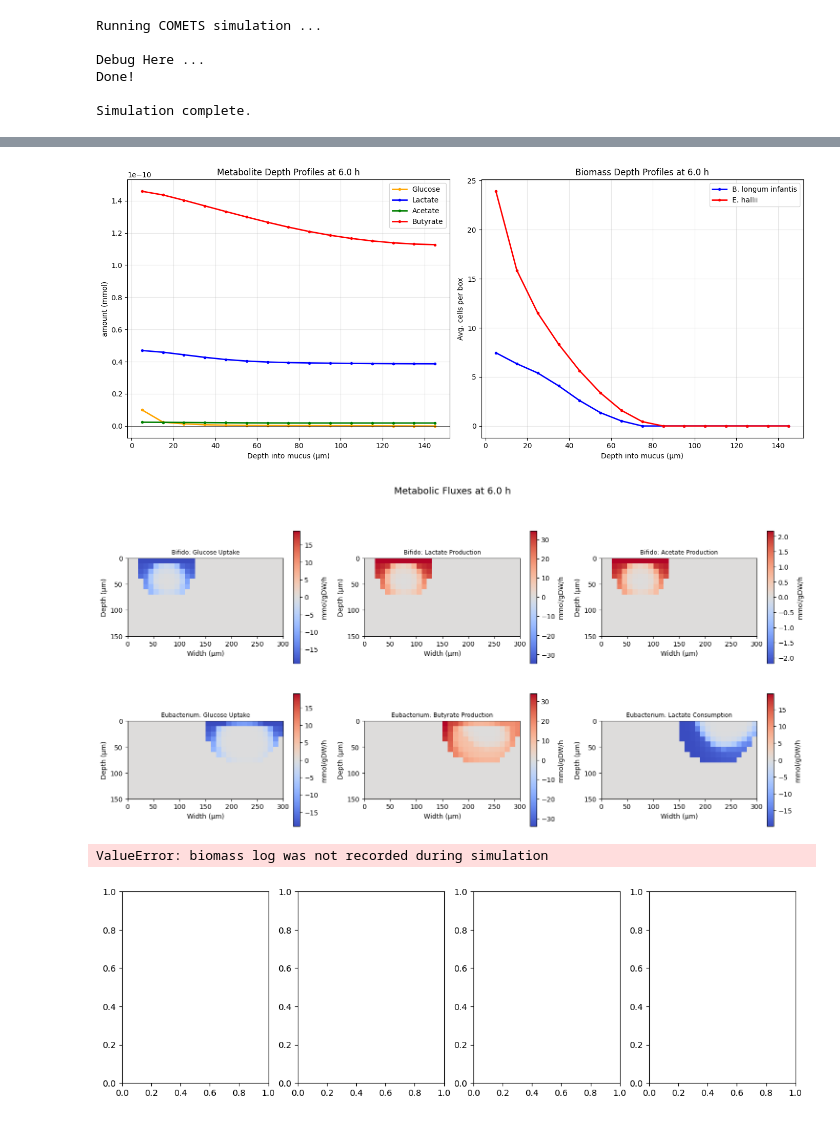
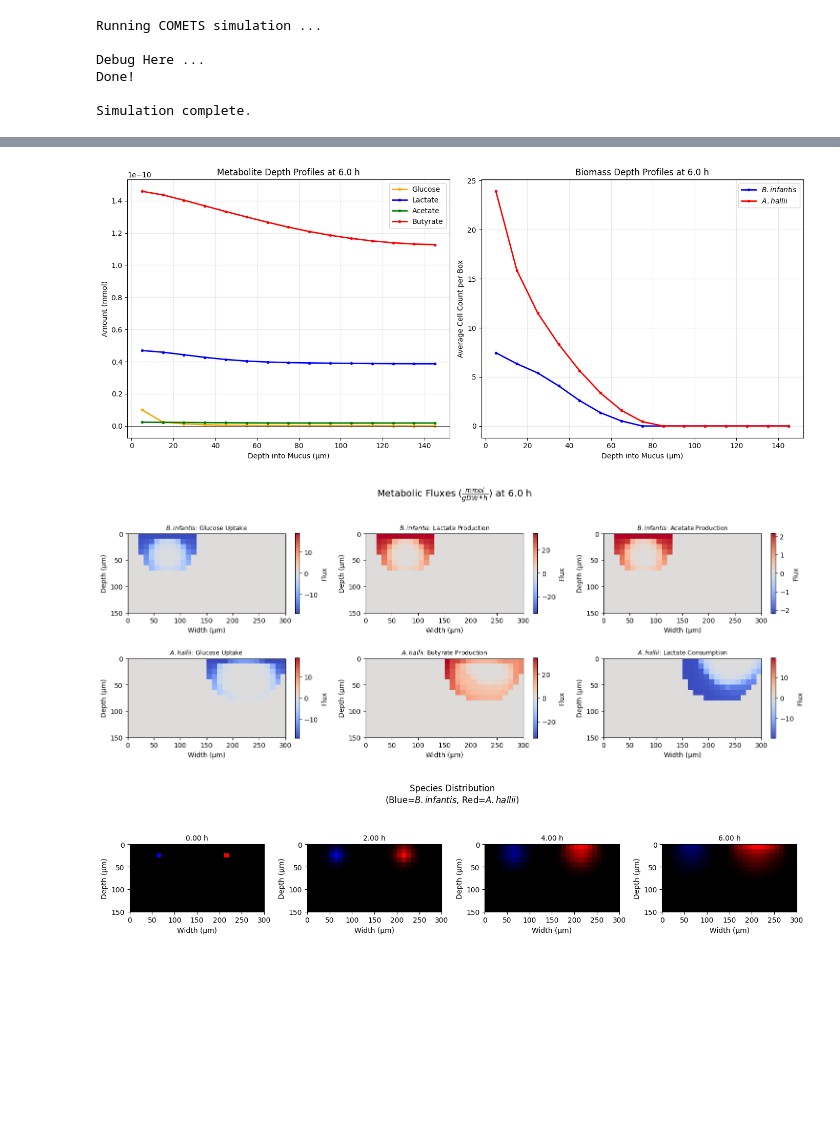
Before and after one commit to m-3-lab/SpatialFBAExample, a Jupyter notebook: Paper Code/3_3_1_Spatial.ipynb, the cells around one changed output, grey strips where cells are left out. Saved outputs shown, nothing was run; the diff lists cells and outputs as text; code cells hidden in the pictures; blank space fills up the shorter version.

```diff
--- a/Paper Code/3_3_1_Spatial.ipynb
+++ b/Paper Code/3_3_1_Spatial.ipynb
@@ -52,7 +52,7 @@ Eubacterium: 1051 rxns, 980 mets, 120 exchanges
 # %%
 #FBA for Both Models
 
-for label, model in [('Bifido', base1), ('Eubacterium', base2)]:
+for label, model in [('b_infantis', model_BI), ('a_hallii', model_AH)]:
     with model:
         for rxn in model.exchanges:
             rxn.lower_bound = -1000
@@ -467,14 +469,14 @@ plt.show()
 # Biomass Heatmaps Over Time
 cycles = [0, 200, 400, 600]
 
-fig, axes = plt.subplots(2, len(cycles), figsize=(3.5*len(cycles), 7))
+fig, axes = plt.subplots(2, len(cycles), figsize=(3.5*len(cycles), 6))
 if len(cycles) == 1:
     axes = axes.reshape(2, 1)
 
 for i, cyc in enumerate(cycles):
-    for j, (species, cmap) in enumerate([('Bifido', 'Blues'), ('Eubacterium', 'Reds')]):
+    for j, (species, id, cmap) in enumerate([(r'$\it{B. infantis}$', 'b_infantis', 'Blues'), (r'$\it{A. hallii}$', 'a_hallii', 'Reds')]):
         ax = axes[j, i]
-        im = sim.get_biomass_image(species, cyc)
+        im = sim.get_biomass_image(id, cyc)
         im = np.roll(im, shift=1, axis=1) # shift , fixing a comets bug
 
         pcm = ax.imshow(im.T, origin='upper', cmap=cmap, aspect='equal',
@@ -482,7 +484,7 @@ for i, cyc in enumerate(cycles):
         ax.set_title(f'{species}\n{cyc*0.01:.2f} h', fontsize=10)
         ax.set_xlabel('Width (µm)')
         ax.set_ylabel('Depth (µm)')
-        plt.colorbar(pcm, ax=ax, shrink=0.7, label='g')
+        plt.colorbar(pcm, ax=ax, shrink=0.4, label='Biomass (g)')
 
 plt.suptitle('Biomass Distribution in Mucus Layer', fontsize=14, y=1.02)
 plt.tight_layout()
@@ -533,7 +536,7 @@ for col, cyc in enumerate(cycles):
         ax.set_title(f'{met_name}\n{cyc*0.01:.2f} h', fontsize=10)
         ax.set_xlabel('Width (µm)')
         ax.set_ylabel('Depth (µm)')
-        plt.colorbar(pcm, ax=ax, shrink=0.7, label='mM')
+        plt.colorbar(pcm, ax=ax, shrink=0.4, label='mM')
 
 plt.suptitle('Metabolite Distributions in Mucus Layer (Concentration)', fontsize=14, y=1.02)
 plt.tight_layout()
@@ -564,16 +567,16 @@ for met_id, met_name, color in profile_mets:
     ax1.plot(depth_um, avg_profile, color=color, linewidth=2, label=met_name, marker='o', markersize=3)
 
 
-ax1.set_xlabel('Depth into mucus (µm)')
-ax1.set_ylabel('amount (mmol)')
+ax1.set_xlabel('Depth into Mucus (µm)')
+ax1.set_ylabel('Amount (mmol)')
 ax1.set_title(f'Metabolite Depth Profiles at {cyc*0.01:.1f} h')
 ax1.legend()
 ax1.grid(True, alpha=0.3)
 ax1.axhline(y=0, color='k', linewidth=0.5)
 
 # Right: biomass depth profiles
-cyc= int(tb['cycle'].max())
-for species, color, label in [('Bifido', 'blue', 'B. longum infantis'), ('Eubacterium', 'red', 'E. hallii')]:
+cyc= int(bio['cycle'].max())
+for species, color, label in [('b_infantis', 'blue', r'$\it{B. infantis}$'), ('a_hallii', 'red', r'$\it{A. hallii}$')]:
     im = sim.get_biomass_image(species, cyc)
     im = np.roll(im, shift=1, axis=1)
     depth_profile = im.mean(axis=0)  # average across x
@@ -581,8 +584,8 @@ for species, color, label in [('Bifido', 'blue', 'B. longum infantis'), ('Eubact
     cells_profile = depth_profile / 1e-12
     ax2.plot(depth_um, cells_profile, color=color, linewidth=2, label=label, marker='o', markersize=3)
 
-ax2.set_xlabel('Depth into mucus (µm)')
-ax2.set_ylabel('Avg. cells per box')
+ax2.set_xlabel('Depth into Mucus (µm)')
+ax2.set_ylabel('Average Cell Count per Box')
 ax2.set_title(f'Biomass Depth Profiles at {cyc*0.01:.1f} h')
 ax2.legend()
 ax2.grid(True, alpha=0.3)
@@ -591,69 +594,69 @@ plt.tight_layout()
 #plt.savefig('depth_profiles.png', dpi=150, bbox_inches='tight')
 plt.show()
 # %% [output]
-[figure, old version]
+[figure, new version]
 # %%
 # Key Flux Maps
-max_cycle =  int(tb['cycle'].max())
+max_cycle =  int(bio['cycle'].max())
 cyc = max_cycle
 
 flux_pairs = [
-    ('Bifido',      'EX_glc_D(e)',  'Bifido: Glucose Uptake'),
-    ('Bifido',      'EX_lac_L(e)',  'Bifido: Lactate Production'),
-    ('Bifido',      'EX_ac(e)',     'Bifido: Acetate Production'),
-    ('Eubacterium', 'EX_glc_D(e)',  'Eubacterium: Glucose Uptake'),
-    ('Eubacterium', 'EX_but(e)',    'Eubacterium: Butyrate Production'),
-    ('Eubacterium', 'EX_lac_L(e)',  'Eubacterium: Lactate Consumption'),
+    ('b_infantis',      'EX_glc_D(e)',  r'$\it{B. infantis}$: Glucose Uptake'),
+    ('b_infantis',      'EX_lac_L(e)',  r'$\it{B. infantis}$: Lactate Production'),
+    ('b_infantis',      'EX_ac(e)',     r'$\it{B. infantis}$: Acetate Production'),
+    ('a_hallii', 'EX_glc_D(e)',  r'$\it{A. hallii}$: Glucose Uptake'),
+    ('a_hallii', 'EX_but(e)',    r'$\it{A. hallii}$: Butyrate Production'),
+    ('a_hallii', 'EX_lac_L(e)',  r'$\it{A. hallii}$: Lactate Consumption'),
 ]
 
-fig, axes = plt.subplots(2, 3, figsize=(15, 8))
+fig, axes = plt.subplots(2, 3, figsize=(15, 6))
 axes_flat = axes.flatten()
 
 for idx, (species, rxn, title) in enumerate(flux_pairs):
     ax = axes_flat[idx]
 
     im = sim.get_flux_image(species, rxn, cyc).astype(float)
     vmax = max(abs(im).max(), 1e-20)
     pcm = ax.imshow(im.T, origin='upper', cmap='coolwarm', aspect='equal',
                     vmin=-vmax, vmax=vmax,
                     extent=[0, GRID_X*SPACE_WIDTH*1e4, GRID_Y*SPACE_WIDTH*1e4, 0])
     ax.set_title(title, fontsize=9)
     ax.set_xlabel('Width (µm)')
     ax.set_ylabel('Depth (µm)')
-    plt.colorbar(pcm, ax=ax, shrink=0.7, label='mmol/gDW/h')
+    plt.colorbar(pcm, ax=ax, shrink=0.66, label=r'Flux')
 
 
-plt.suptitle(f'Metabolic Fluxes at {cyc*0.01:.1f} h', fontsize=14)
+plt.suptitle(r'Metabolic Fluxes ($\frac{mmol}{gDW*h}$) at ' + f'{cyc*0.01:.1f} h', fontsize=14)
 plt.tight_layout()
 #plt.savefig('flux_maps.png', dpi=150, bbox_inches='tight')
 plt.show()
 # %% [output]
-[figure, old version]
+[figure, new version]
 # %%
 # Species Overlay
 
 cycles = [0, 200, 400, 600]
 
-fig, axes = plt.subplots(1, len(cycles), figsize=(3.5*len(cycles), 4))
+fig, axes = plt.subplots(1, len(cycles), figsize=(3.5*len(cycles), 3))
 if len(cycles) == 1:
     axes = [axes]
 
 for i, cyc in enumerate(cycles):
     ax = axes[i]
 
-    im_b = sim.get_biomass_image('Bifido', cyc)
-    im_e = sim.get_biomass_image('Eubacterium', cyc)
-    im_b = np.roll(im_b, shift=1, axis=1)  # bug fix with np.roll
-    im_e = np.roll(im_e, shift=1, axis=1)
+    im_BI = sim.get_biomass_image('b_infantis', cyc)
+    im_AH = sim.get_biomass_image('a_hallii', cyc)
+    im_BI = np.roll(im_BI, shift=1, axis=1)  # bug fix with np.roll
+    im_AH = np.roll(im_AH, shift=1, axis=1)
 
     # Normalize both species to [0, 1] using a common scale
-    bmax = max(im_b.max(), 1e-20)
-    emax = max(im_e.max(), 1e-20)
+    bmax = max(im_BI.max(), 1e-20)
+    emax = max(im_AH.max(), 1e-20)
     scale = max(bmax, emax)
 
     rgb = np.zeros((GRID_Y, GRID_X, 3))
-    rgb[:, :, 2] = (im_b / scale).T  # Bifido = blue
-    rgb[:, :, 0] = (im_e / scale).T  # Eubacterium = red
+    rgb[:, :, 2] = (im_BI / scale).T  # Bifido = blue
+    rgb[:, :, 0] = (im_AH / scale).T  # Eubacterium = red
     rgb = np.clip(rgb, 0, 1)
 
     ax.imshow(
@@ -666,12 +669,13 @@ for i, cyc in enumerate(cycles):
     ax.set_xlabel('Width (µm)')
     ax.set_ylabel('Depth (µm)')
 
-plt.suptitle('Species Distribution (Blue=Bifido, Red=Eubacterium)', fontsize=12, y=1.02)
+
+
+plt.suptitle('Species Distribution\n'+r'(Blue=$\it{B. infantis}$, Red=$\it{A. hallii}$)', fontsize=12, y=1.02)
 plt.tight_layout()
 plt.show()
 # %% [output]
-ValueError: biomass log was not recorded during simulation
-[figure, old version]
+[figure, new version]
 # %%
 # Analyze metabolite exchange between species
 
```
Also changed, not shown: parts of 15 cells of this notebook, 9 other files.
